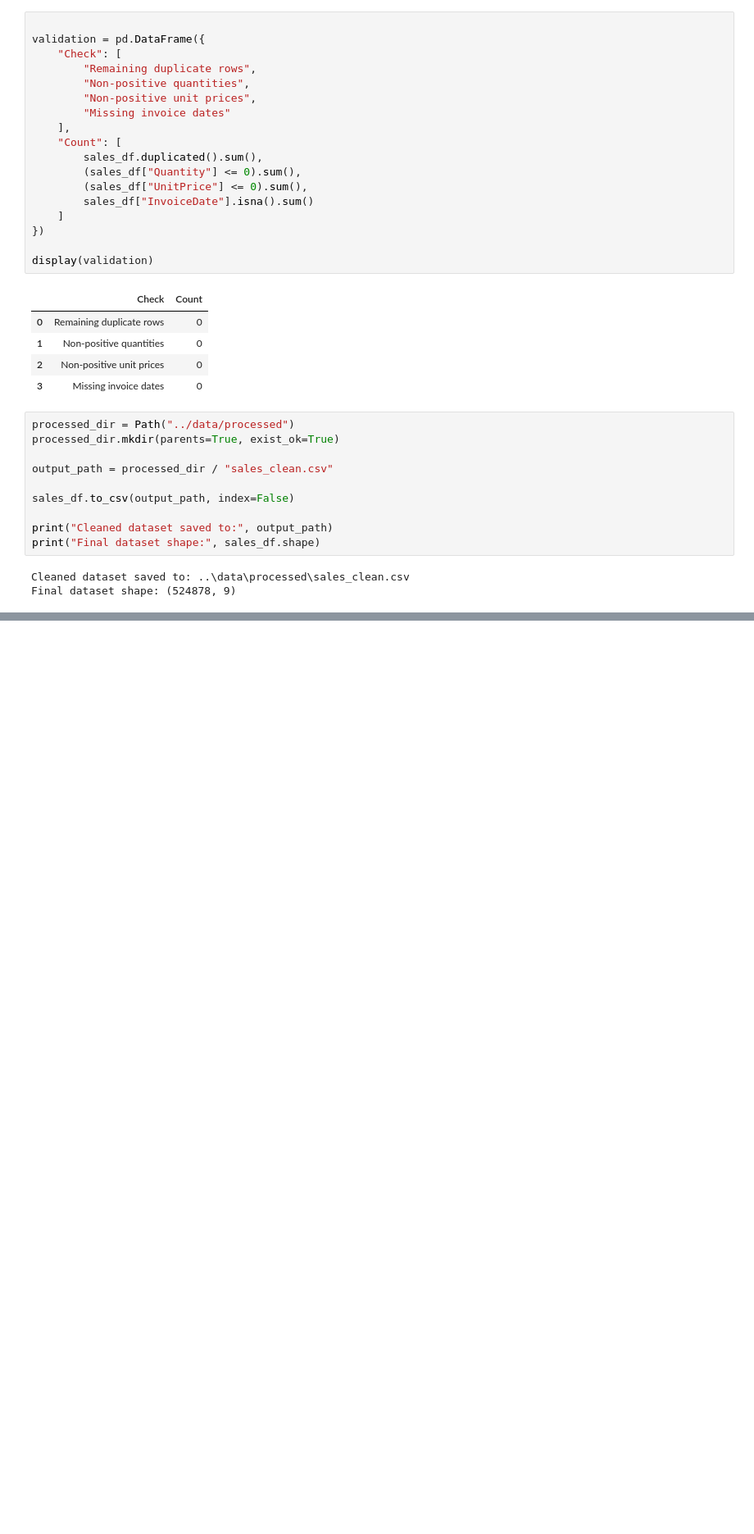
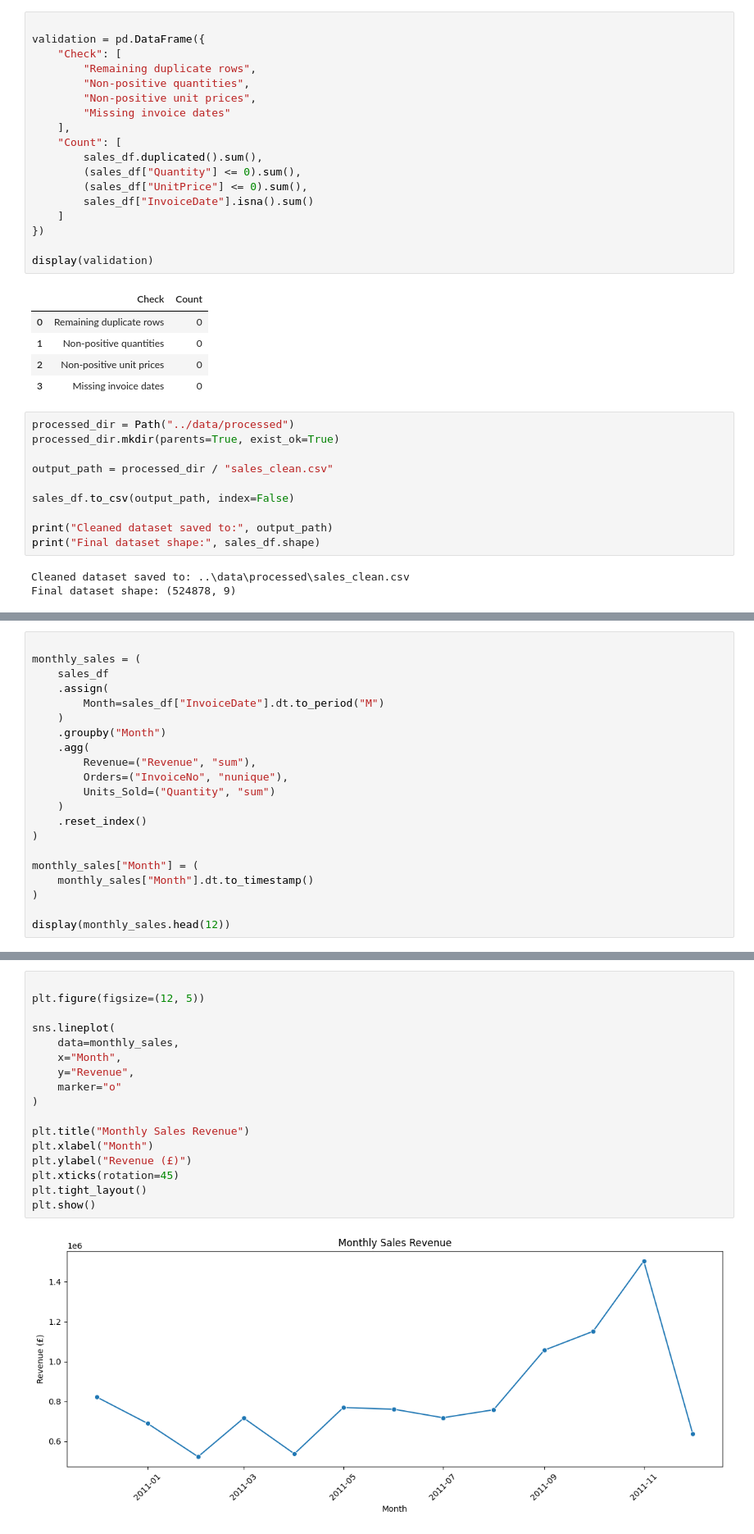
Before and after one commit to sahelsepehri/data-analysis-portfolio, a Jupyter notebook: ecommerce-sales-analysis/notebooks/E-commerce Sales Performance Analysis.ipynb, the cells around one changed output, grey strips where cells are left out. Shown at 82% size. Saved outputs shown, nothing was run; the diff lists cells and outputs as text; blank space fills up the shorter version.

Commit message:
Analyze sales performance and product trends

```diff
--- a/ecommerce-sales-analysis/notebooks/E-commerce Sales Performance Analysis.ipynb
+++ b/ecommerce-sales-analysis/notebooks/E-commerce Sales Performance Analysis.ipynb
@@ -301,0 +348,21 @@ Final dataset shape: (524878, 9)
+# %%
+
+monthly_sales = (
+    sales_df
+    .assign(
+        Month=sales_df["InvoiceDate"].dt.to_period("M")
+    )
+    .groupby("Month")
+    .agg(
+        Revenue=("Revenue", "sum"),
+        Orders=("InvoiceNo", "nunique"),
+        Units_Sold=("Quantity", "sum")
+    )
+    .reset_index()
+)
+
+monthly_sales["Month"] = (
+    monthly_sales["Month"].dt.to_timestamp()
+)
+
+display(monthly_sales.head(12))
@@ -301,0 +383,19 @@ Final dataset shape: (524878, 9)
+# %%
+
+plt.figure(figsize=(12, 5))
+
+sns.lineplot(
+    data=monthly_sales,
+    x="Month",
+    y="Revenue",
+    marker="o"
+)
+
+plt.title("Monthly Sales Revenue")
+plt.xlabel("Month")
+plt.ylabel("Revenue (£)")
+plt.xticks(rotation=45)
+plt.tight_layout()
+plt.show()
+# %% [output]
+[figure, added]
```
Also changed, not shown: parts of 8 cells of this notebook.
